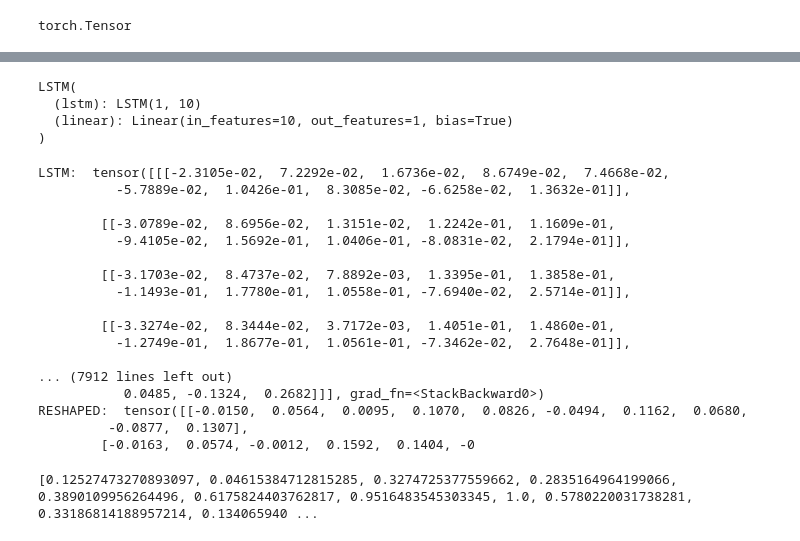
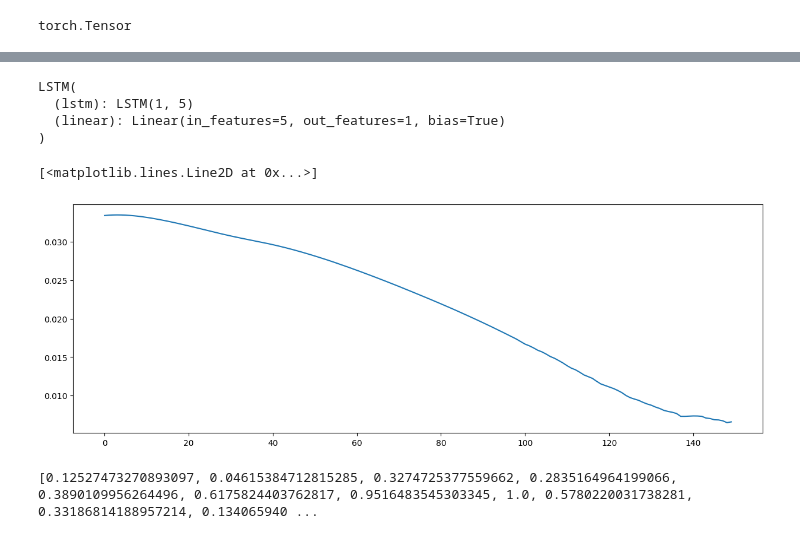
Before and after one commit to rubyshrestha1/490-TimeSeries, a Jupyter notebook: PyTorch/PyTorch LSTM.ipynb, the cells around one changed output, grey strips where cells are left out. Saved outputs shown, nothing was run; the diff lists cells and outputs as text; code cells hidden in the pictures.

Commit message:
Added epoch vs loss plot:

```diff
--- a/PyTorch/PyTorch LSTM.ipynb
+++ b/PyTorch/PyTorch LSTM.ipynb
@@ -180,7 +148,7 @@ b=torch.reshape(seq, (len(seq), 1,1 ))
 # %%
 class LSTM(nn.Module):
     #HIDDEN LAYER SIZE WAS 100 initially
-    def __init__(self, input_size=1, hidden_layer_size=10, output_size=1):
+    def __init__(self, input_size=1, hidden_layer_size=5, output_size=1):
         super().__init__()
         self.hidden_layer_size = hidden_layer_size
 
@@ -190,22 +158,24 @@ class LSTM(nn.Module):
 
         self.hidden_cell = (torch.zeros(1,1,self.hidden_layer_size),
                             torch.zeros(1,1,self.hidden_layer_size))
+        #self.arr_sd =[]
 
     def forward(self, input_seq):
         lstm_out, self.hidden_cell = self.lstm(input_seq.view(len(input_seq) ,1, -1), self.hidden_cell)
-
-       # arr= lstm_out.detach().numpy()
-        #print("lstm_out: ", arr)
-       # print(type(arr))
-        print ("LSTM: ", lstm_out)
-        lstm_out_reshaped = lstm_out.view(len(input_seq), -1)
-        print ("RESHAPED: ", lstm_out_reshaped)
-        print()
-       # print (self.hidden_cell)
-        #lstm_df= pd.DataFrame(arr)
+        #print ("LSTM: ", lstm_out)
+       # lstm_out = lstm_out[:, -1]
         #print (lstm_out)
-       # lstm_df.to_csv("test.csv")
+        #lstm_out_reshaped = lstm_out.view(len(input_seq), -1)  # convert to 2d
+      #  print ("RESHAPED: ", lstm_out_reshaped[-1])
+       # arr= lstm_out_reshaped.detach().numpy()
+        #print(arr)
+        #print()
+       # sd = torch.std(lstm_out_reshaped)
+        #arr_sd.append(sd)
+        #lstm_df.to_csv("test.csv")
         predictions = self.linear(lstm_out.view(len(input_seq), -1))
+      #  print (predictions)
+       # print (predictions[-1])
         return predictions[-1]
 # %%
 model = LSTM()
@@ -215,12 +185,13 @@ optimizer = torch.optim.Adam(model.parameters(), lr=0.001)
 print(model)
 # %% [output]
 LSTM(
-  (lstm): LSTM(1, 10)
-  (linear): Linear(in_features=10, out_features=1, bias=True)
+  (lstm): LSTM(1, 5)
+  (linear): Linear(in_features=5, out_features=1, bias=True)
 )
 # %%
-epochs = 2 #150
-
+epochs =150
+loss=[]
+epoch=[]
 for i in range(epochs):
     for seq, labels in train_inout_seq:
         optimizer.zero_grad()
@@ -228,34 +199,22 @@ for i in range(epochs):
                         torch.zeros(1, 1, model.hidden_layer_size))
 
         y_pred = model(seq)
-
         single_loss = loss_function(y_pred, labels)
         single_loss.backward()
         optimizer.step()
-    print(f'epoch: {i:3} loss: {single_loss.item():10.8f}')
-    print()
+    #print(f'epoch: {i:3} loss: {single_loss.item():10.8f}')
+    loss.append(round(single_loss.item(), 8))
+    epoch.append(i)
+    #print()
     #if i%25 == 1:
     #    print(f'epoch: {i:3} loss: {single_loss.item():10.8f}')
 
 #print(f'epoch: {i:3} loss: {single_loss.item():10.10f}')
-# %% [output]
-LSTM:  tensor([[[-2.3105e-02,  7.2292e-02,  1.6736e-02,  8.6749e-02,  7.4668e-02,
-          -5.7889e-02,  1.0426e-01,  8.3085e-02, -6.6258e-02,  1.3632e-01]],
-
-        [[-3.0789e-02,  8.6956e-02,  1.3151e-02,  1.2242e-01,  1.1609e-01,
-          -9.4105e-02,  1.5692e-01,  1.0406e-01, -8.0831e-02,  2.1794e-01]],
-
-        [[-3.1703e-02,  8.4737e-02,  7.8892e-03,  1.3395e-01,  1.3858e-01,
-          -1.1493e-01,  1.7780e-01,  1.0558e-01, -7.6940e-02,  2.5714e-01]],
-
-        [[-3.3274e-02,  8.3444e-02,  3.7172e-03,  1.4051e-01,  1.4860e-01,
-          -1.2749e-01,  1.8677e-01,  1.0561e-01, -7.3462e-02,  2.7648e-01]],
-
-... (7912 lines left out)
-           0.0485, -0.1324,  0.2682]]], grad_fn=<StackBackward0>)
-RESHAPED:  tensor([[-0.0150,  0.0564,  0.0095,  0.1070,  0.0826, -0.0494,  0.1162,  0.0680,
-         -0.0877,  0.1307],
-        [-0.0163,  0.0574, -0.0012,  0.1592,  0.1404, -0
+# %%
+plt.plot(epoch, loss)
+# %% [output]
+[<matplotlib.lines.Line2D at 0x...>]
+[figure, added]
 # %%
 fut_pred = 12
 
```
Also changed, not shown: parts of 8 cells of this notebook.
